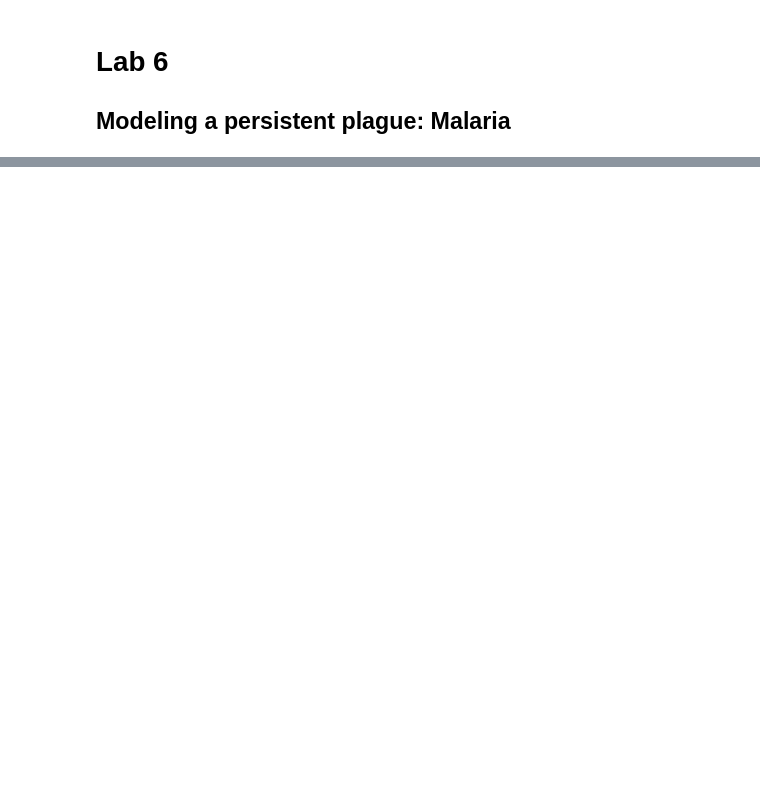
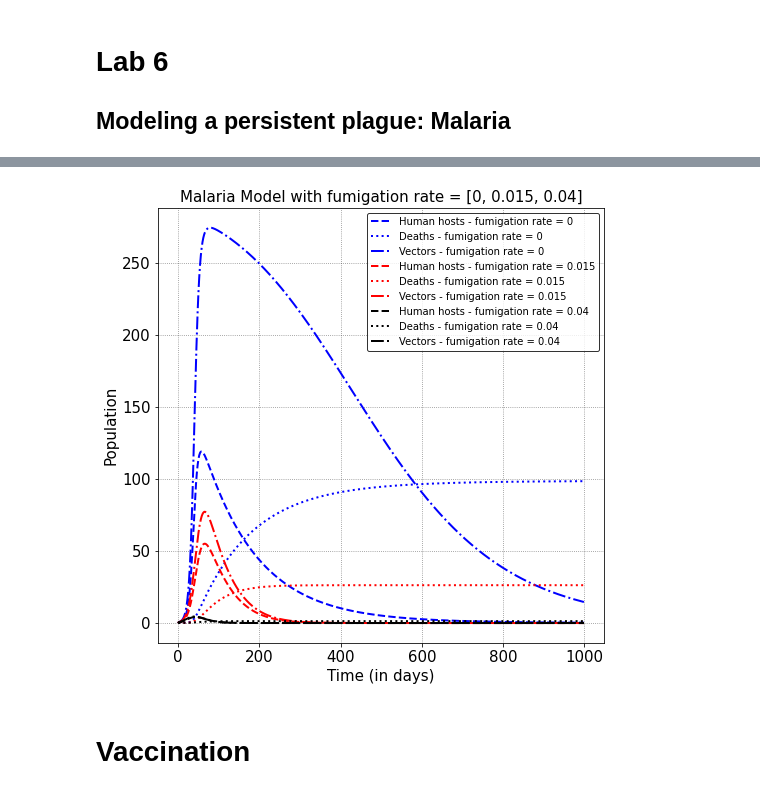
Before and after one commit to riddhitanna/ModSim-Lab-Work, a Jupyter notebook: Lab 6/Lab 6.ipynb, the cells around one changed output, grey strips where cells are left out. Saved outputs shown, nothing was run; the diff lists cells and outputs as text; code cells hidden in the pictures; blank space fills up the shorter version.

```diff
--- a/Lab 6/Lab 6.ipynb
+++ b/Lab 6/Lab 6.ipynb
@@ -137,0 +151,50 @@ def death(hh):
+# %%
+for j in range(0,3):
+    for i in range(1,N):
+        #probability that mosquito is a vector
+        p_vector = vectors[j][i-1]/M
+        #probability that human is a host
+        p_hh = hh[j][i-1]/pop
+
+        uninf_h[j][i] = uninf_h[j][i-1] + uninf_humans(hh[j][i-1],uninf_h[j][i-1],p_vector)*dt
+
+        hh[j][i] = hh[j][i-1] + human_hosts(uninf_h[j][i-1],hh[j][i-1], p_vector)*dt
+
+        immune[j][i] = immune[j][i-1] + imm(hh[j][i-1])*dt
+
+        vectors[j][i] = vectors[j][i-1] + vector_f(uninf_mosq[j][i-1],vectors[j][i-1], p_hh, f[j])*dt
+
+        uninf_mosq[j][i] = uninf_mosq[j][i-1] + uninf_mos_f((vectors[j][i-1]+uninf_mosq[j][i-1]), uninf_mosq[j][i-1],f[j])*dt
+
+        deaths[j][i] = deaths[j][i-1] + death(hh[j][i-1])*dt
+# %%
+#make figure
+fig, ax = plt.subplots(figsize=[8,8])
+t = np.linspace(0,N,int(1/dt))
+
+colors = ['b', 'r', 'k']
+#plots
+for i in range(0,len(f)):
+    #plt.plot(uninf_h[i], label='Uninf humans - fumigation rate = {}'.format(f[i]), ls='-',lw=2, color=colors[i])
+    #plt.plot(immune, label='Immune',ls='--',lw=2, color='k')
+    plt.plot(hh[i], label=f'Human hosts - fumigation rate = {f[i]}',ls='--',lw=2, color=colors[i])
+    plt.plot(deaths[i], label=f'Deaths - fumigation rate = {f[i]}',ls=':',lw=2, color=colors[i])
+    plt.plot(vectors[i], label=f'Vectors - fumigation rate = {f[i]}',ls='-.',lw=2, color=colors[i])
+    #plt.plot(uninf_mosq, label='Uninfected mosquitoes',ls=(0, (9, 4)),lw=2, color='b')
+
+
+#plot formatting
+plt.xlabel('Time (in days)', fontsize=15, color='k')
+plt.ylabel('Population', fontsize=15, color='k')
+plt.title(f'Malaria Model with fumigation rate = {f}', fontsize=15, color='k')
+plt.legend(fontsize=10, loc='upper right', edgecolor = 'k')
+plt.xticks(fontsize=15)
+plt.yticks(fontsize=15)
+plt.grid( color='k', alpha=0.5, ls=':')
+
+#show plot
+plt.show()
+# %% [output]
+[figure, added]
+# %% [markdown]
+# Vaccination
```
Also changed, not shown: parts of 11 cells of this notebook, 10 other files.
